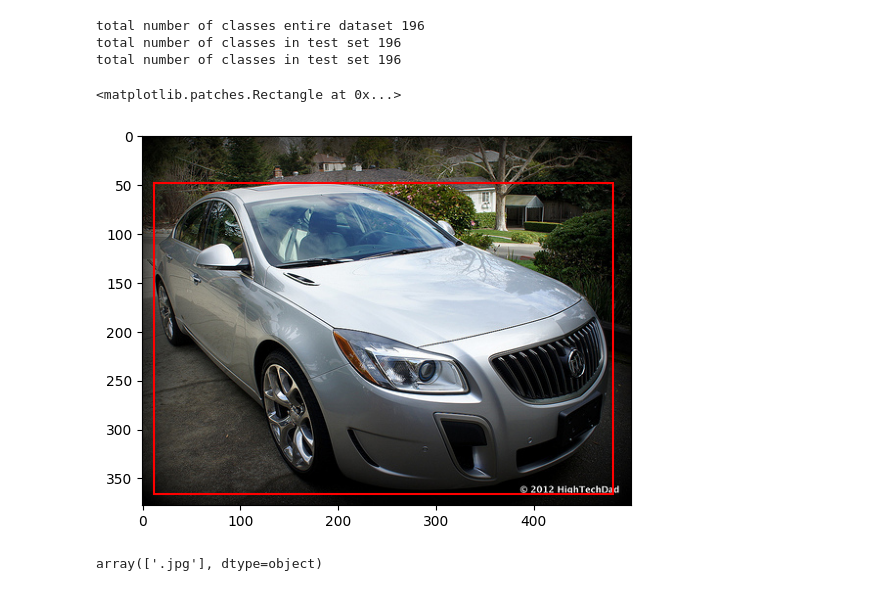
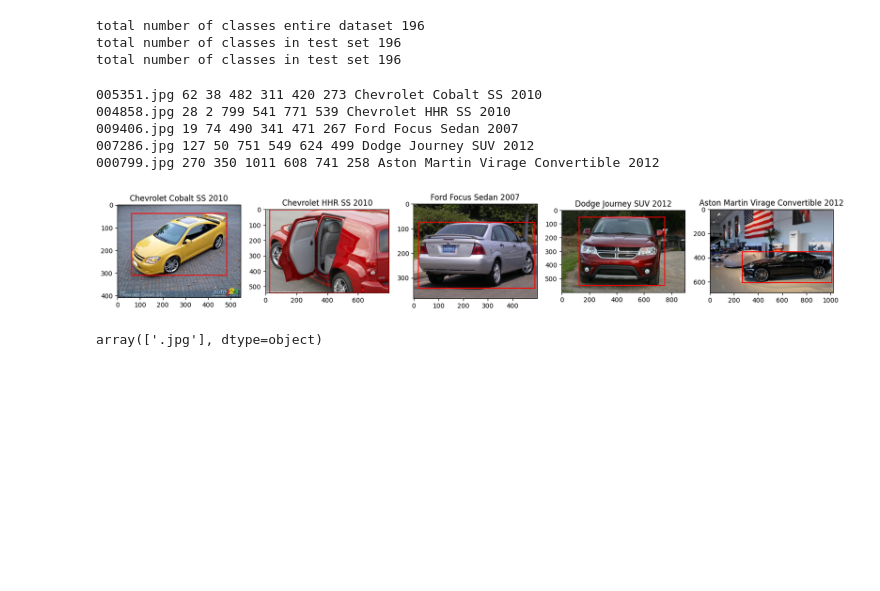
Before and after one commit to marmal88/Cars, a Jupyter notebook: Cars.ipynb, the cells around one changed output. Saved outputs shown, nothing was run; the diff lists cells and outputs as text; code cells hidden in the pictures; blank space fills up the shorter version.

Commit message:
added subplots

```diff
--- a/Cars.ipynb
+++ b/Cars.ipynb
@@ -41,6 +41,8 @@ names_df.index = (np.arange(1, len(names_df) + 1))
 data_df = pd.read_csv('data/annotations/cars_annos.csv', sep=";")
 # %%
 df = pd.merge(data_df, names_df, how='inner', left_on="class", right_index=True)
+col = {x:x.lower() for x in df.columns}
+df.rename(columns=col, inplace=True)
 
 df.head()
 # %% [output]
@@ -68,18 +70,29 @@ total number of classes in test set 196
 total number of classes in test set 196
 # %%
 # Random check to see if bounding boxes are able to completely cover the car in question
-num = np.random.randint(len(df))
-img_name, x1, y1, x2, y2, _, _, class_names = df.iloc[num,:]
 
-# print(img_name, x1, y1, x2, y2, class_names)
+plt.figure(figsize=(20,20))
+for i in range(5):
+    rand = np.random.randint(len(df))
+    img_name, x1, y1, x2, y2, _, _, class_names = df.iloc[rand,:]
 
-img = Image.open(f'data/car_ims/{img_name}')
-plt.imshow(img)
-rect = Rectangle((x1, y1), x2-x1, y2-y1, linewidth=1.5, edgecolor='r', facecolor='none')
-plt.gca().add_patch(rect)
+    width, height = x2-x1, y2-y1
+    print(img_name, x1, y1, x2, y2, width, height, class_names)
+    img = Image.open(f'data/car_ims/{img_name}')
+    ax=plt.subplot(1,5,i+1)
+    plt.imshow(img)
+    rect = Rectangle((x1, y1), width, height, linewidth=1.5, edgecolor='r', facecolor='none')
+    plt.gca().add_patch(rect)
+    plt.title(f"{class_names}")
+
+plt.show()
 # %% [output]
-<matplotlib.patches.Rectangle at 0x...>
+005351.jpg 62 38 482 311 420 273 Chevrolet Cobalt SS 2010
+004858.jpg 28 2 799 541 771 539 Chevrolet HHR SS 2010
+009406.jpg 19 74 490 341 471 267 Ford Focus Sedan 2007
+007286.jpg 127 50 751 549 624 499 Dodge Journey SUV 2012
+000799.jpg 270 350 1011 608 741 258 Aston Martin Virage Convertible 2012
-[figure, old version]
+[figure, new version]
 # %%
 # Check to see if there are different modes in the dataset RGB vs RGBA
 df["ext"] = df["Image"].apply(lambda x: os.path.splitext(x)[1])
```
Also changed, not shown: parts of 3 cells of this notebook.
